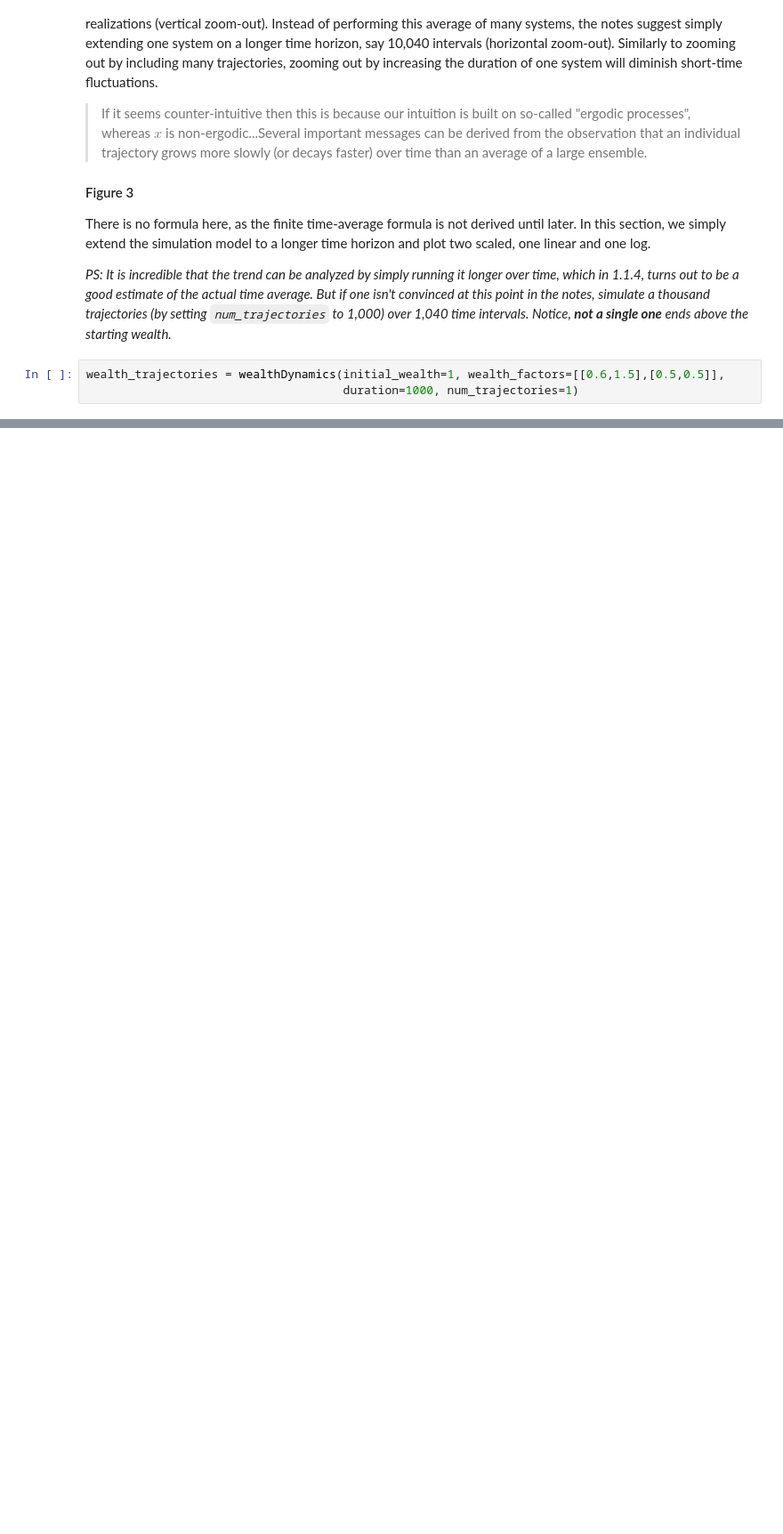
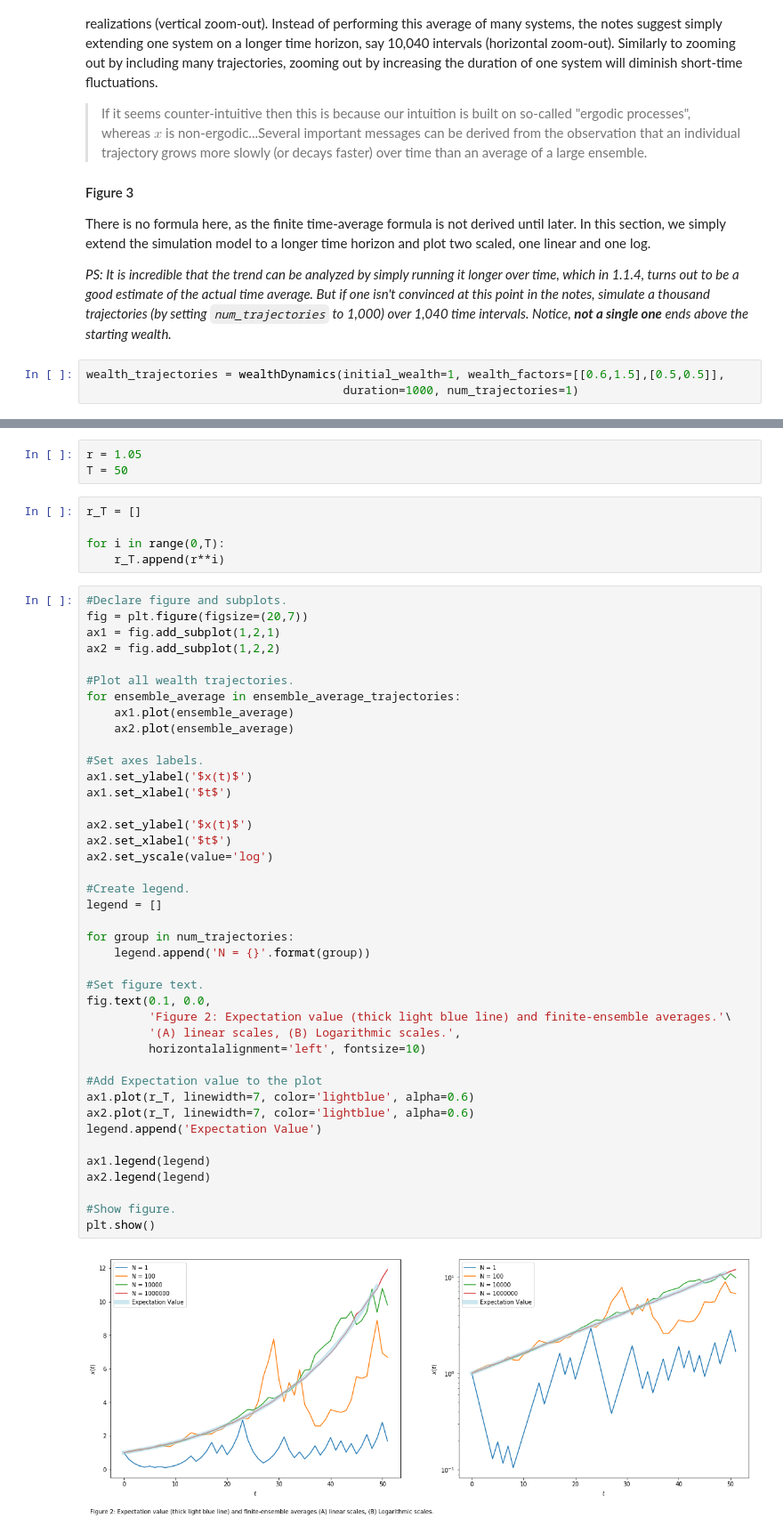
Before and after one commit to gfbarbieri/ergodicity-economics, a Jupyter notebook: Ergodicity_Chapter_1.ipynb, the cells around one changed output, grey strips where cells are left out. Shown at 89% size. Saved outputs shown, nothing was run; the diff lists cells and outputs as text; blank space fills up the shorter version.

```diff
--- a/Ergodicity_Chapter_1.ipynb
+++ b/Ergodicity_Chapter_1.ipynb
@@ -233,0 +354,51 @@ plt.show()
+# %%
+r = 1.05
+T = 50
+# %%
+r_T = []
+
+for i in range(0,T):
+    r_T.append(r**i)
+# %%
+#Declare figure and subplots.
+fig = plt.figure(figsize=(20,7))
+ax1 = fig.add_subplot(1,2,1)
+ax2 = fig.add_subplot(1,2,2)
+
+#Plot all wealth trajectories.
+for ensemble_average in ensemble_average_trajectories:
+    ax1.plot(ensemble_average)
+    ax2.plot(ensemble_average)
+
+#Set axes labels.
+ax1.set_ylabel('$x(t)$')
+ax1.set_xlabel('$t$')
+
+ax2.set_ylabel('$x(t)$')
+ax2.set_xlabel('$t$')
+ax2.set_yscale(value='log')
+
+#Create legend.
+legend = []
+
+for group in num_trajectories:
+    legend.append('N = {}'.format(group))
+
+#Set figure text.
+fig.text(0.1, 0.0,
+         'Figure 2: Expectation value (thick light blue line) and finite-ensemble averages.'\
+         '(A) linear scales, (B) Logarithmic scales.',
+         horizontalalignment='left', fontsize=10)
+
+#Add Expectation value to the plot
+ax1.plot(r_T, linewidth=7, color='lightblue', alpha=0.6)
+ax2.plot(r_T, linewidth=7, color='lightblue', alpha=0.6)
+legend.append('Expectation Value')
+
+ax1.legend(legend)
+ax2.legend(legend)
+
+#Show figure.
+plt.show()
+# %% [output]
+[figure, added]
```
Also changed, not shown: parts of 10 cells of this notebook.
